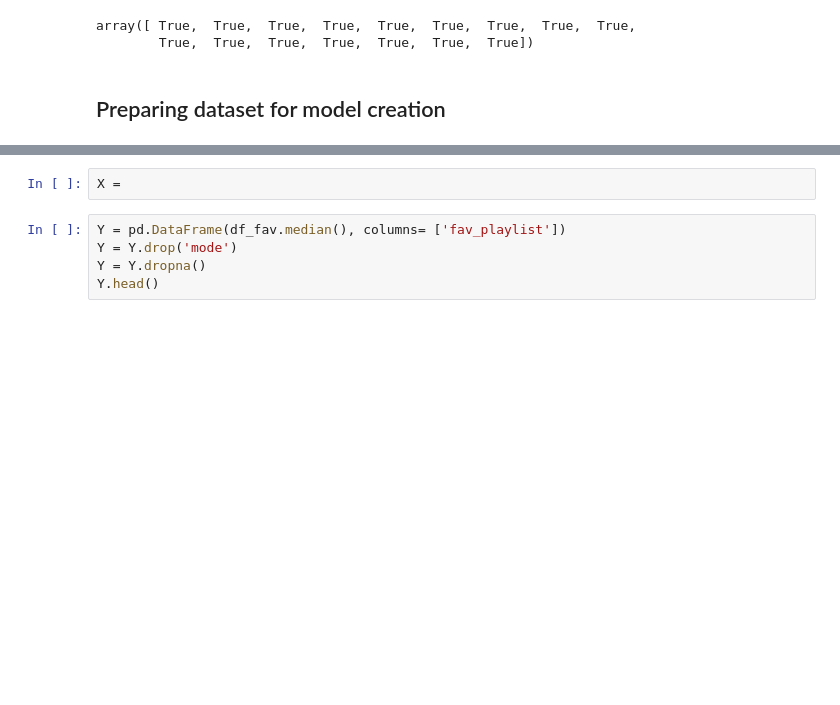
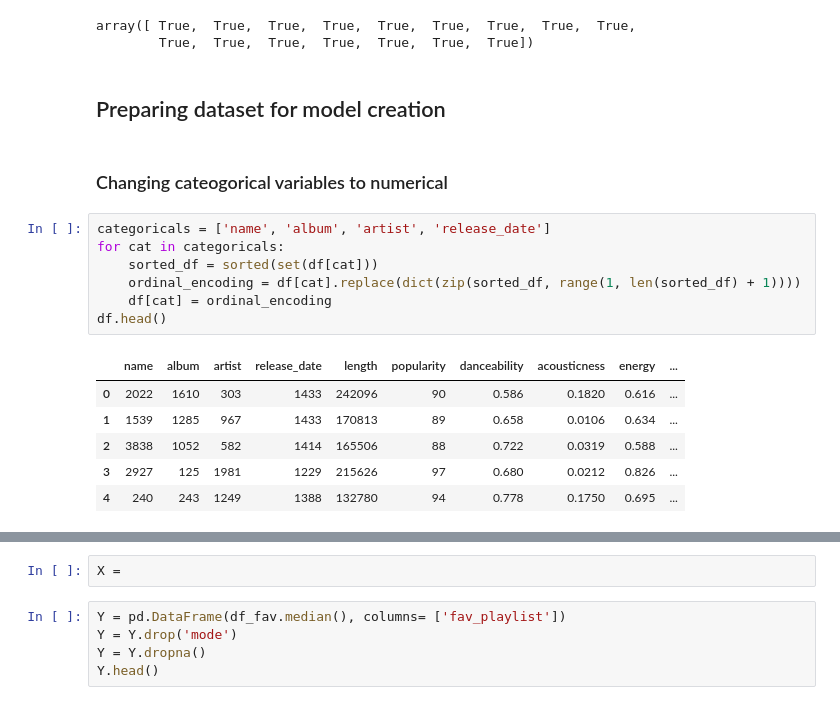
Before and after one commit to lognorman20/spotify_recommender, a Jupyter notebook: model_creation.ipynb, the cells around one changed output, grey strips where cells are left out. Cells and saved outputs as stored; diff of their text form; blank space fills up the shorter version.

Commit message:
created bad way to deal with categorical variables

```diff
--- a/model_creation.ipynb
+++ b/model_creation.ipynb
@@ -254,3 +254,19 @@ array([ True,  True,  True,  True,  True,  True,  True,  True,  True,
         True,  True,  True,  True,  True,  True,  True])
 # %% [markdown]
 ## Preparing dataset for model creation
+# %% [markdown]
+### Changing cateogorical variables to numerical
+# %%
+categoricals = ['name', 'album', 'artist', 'release_date']
+for cat in categoricals:
+    sorted_df = sorted(set(df[cat]))
+    ordinal_encoding = df[cat].replace(dict(zip(sorted_df, range(1, len(sorted_df) + 1))))
+    df[cat] = ordinal_encoding
+df.head()
+# %% [output]
+|  | name | album | artist | release_date | length | popularity | danceability | acousticness | energy | ... |
+| 0 | 2022 | 1610 | 303 | 1433 | 242096 | 90 | 0.586 | 0.1820 | 0.616 | ... |
+| 1 | 1539 | 1285 | 967 | 1433 | 170813 | 89 | 0.658 | 0.0106 | 0.634 | ... |
+| 2 | 3838 | 1052 | 582 | 1414 | 165506 | 88 | 0.722 | 0.0319 | 0.588 | ... |
+| 3 | 2927 | 125 | 1981 | 1229 | 215626 | 97 | 0.680 | 0.0212 | 0.826 | ... |
+| 4 | 240 | 243 | 1249 | 1388 | 132780 | 94 | 0.778 | 0.1750 | 0.695 | ... |
```
Also changed, not shown: parts of 1 cell of this notebook.
